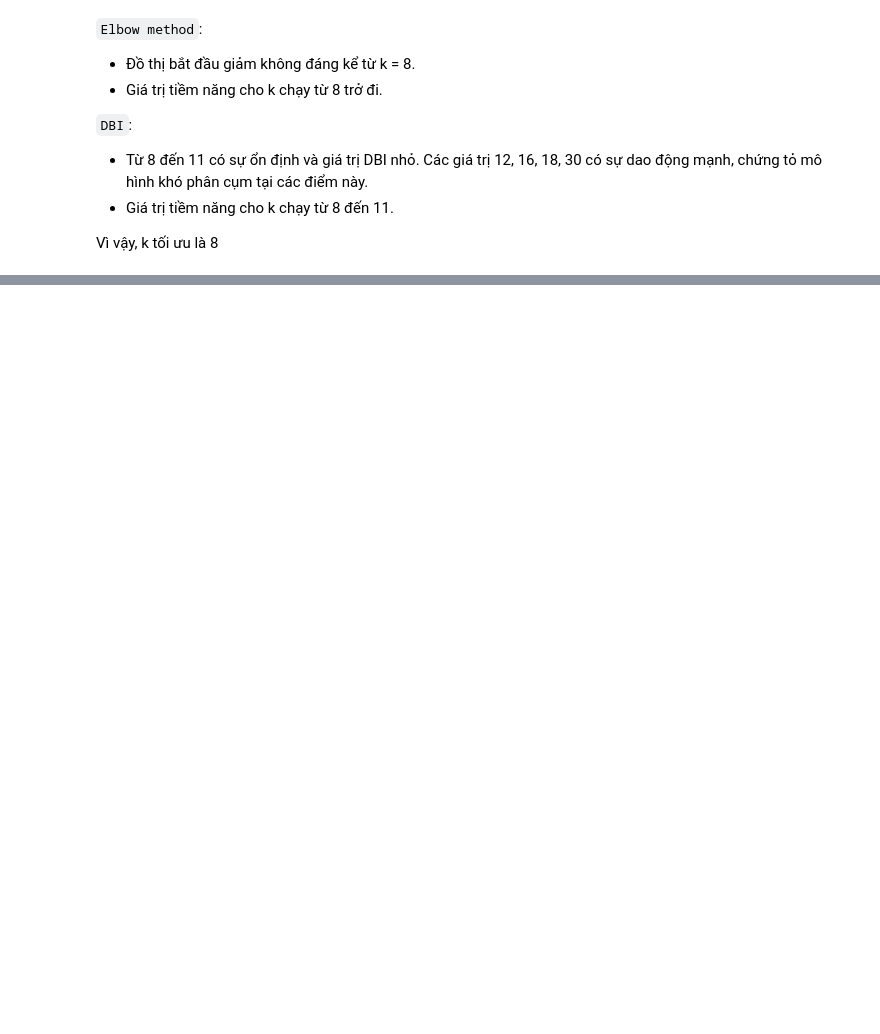
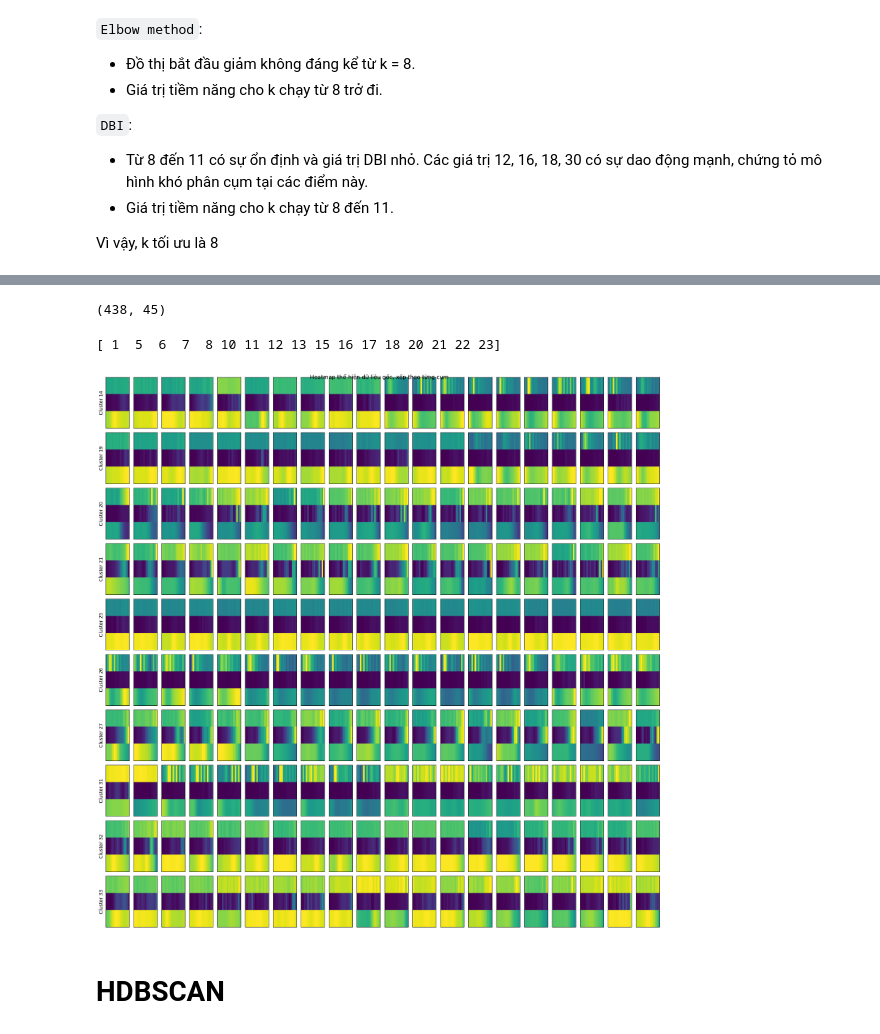
Before and after one commit to nguyenddat/Cluster_multidimension_data, a Jupyter notebook: clustering.ipynb, the cells around one changed output, grey strips where cells are left out. Cells and saved outputs as stored; diff of their text form; code cells hidden in the pictures; blank space fills up the shorter version.

```diff
--- a/clustering.ipynb
+++ b/clustering.ipynb
@@ -273,7 +269,7 @@ plt.show()
 Vì vậy, k tối ưu là 8
 # %%
 k_clusters = 8
-model = TimeSeriesKMeans(n_clusters=k, metric="dtw")
+model = TimeSeriesKMeans(n_clusters=8, metric="dtw")
 labels = model.fit_predict(data)
 # %%
 import plotly.express as px
@@ -312 +312,16 @@ fig.show()
+# %%
+reshaped_data = data.reshape((data.shape[0], -1))
+reshaped_data.shape
+# %% [output]
+(438, 45)
+# %%
+som_size = (5, 5)
+som = MiniSom(som_size[0], som_size[1], reshaped_data.shape[1], sigma=0.3, learning_rate=0.5)
+som.train_random(reshaped_data, 300000)
+# %%
+clusters = np.array([som.winner(x) for x in reshaped_data])
+cluster_labels = np.array([c[0] * som_size[1] + c[1] for c in clusters])
+print(np.unique(cluster_labels))
+# %% [output]
+[ 1  5  6  7  8 10 11 12 13 15 16 17 18 20 21 22 23]
 # %%
@@ -342 +366,29 @@ fig.update_layout(
 fig.show()
+# %%
+sorted_indices = np.argsort(cluster_labels)
+sorted_data = data[sorted_indices]
+sorted_labels = cluster_labels[sorted_indices]
+
+num_samples = 20  # Chọn số lượng ma trận muốn hiển thị
+clusters = np.unique(cluster_labels)
+
+fig, axes = plt.subplots(len(clusters), num_samples, figsize=(num_samples, len(clusters) * 2))
+
+for row, cluster in enumerate(clusters):
+    cluster_indices = np.where(cluster_labels == cluster)[0][:num_samples]  # Lấy các sample trong cụm
+
+    for col, idx in enumerate(cluster_indices):
+        ax = axes[row, col] if len(clusters) > 1 else axes[col]
+        ax.imshow(data[idx], cmap="viridis", aspect="auto")
+        ax.set_xticks([])
+        ax.set_yticks([])
+
+    # Ghi nhãn cụm
+    axes[row, 0].set_ylabel(f"Cluster {cluster}", fontsize=12)
+
+plt.tight_layout()
+plt.show()
+# %% [output]
+[figure, added]
+# %% [markdown]
+# HDBSCAN
```
Also changed, not shown: parts of 13 cells of this notebook, 1 other file.
